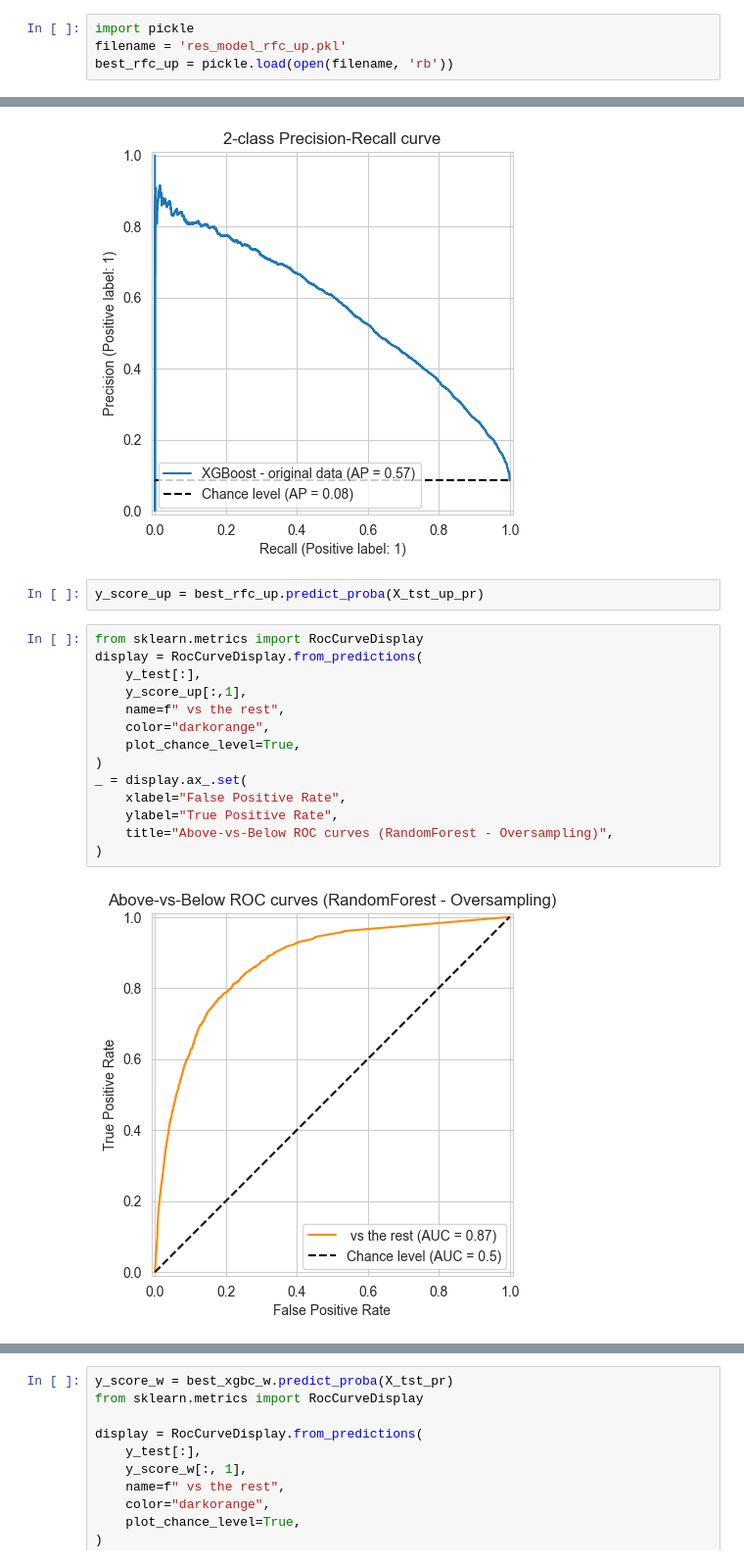
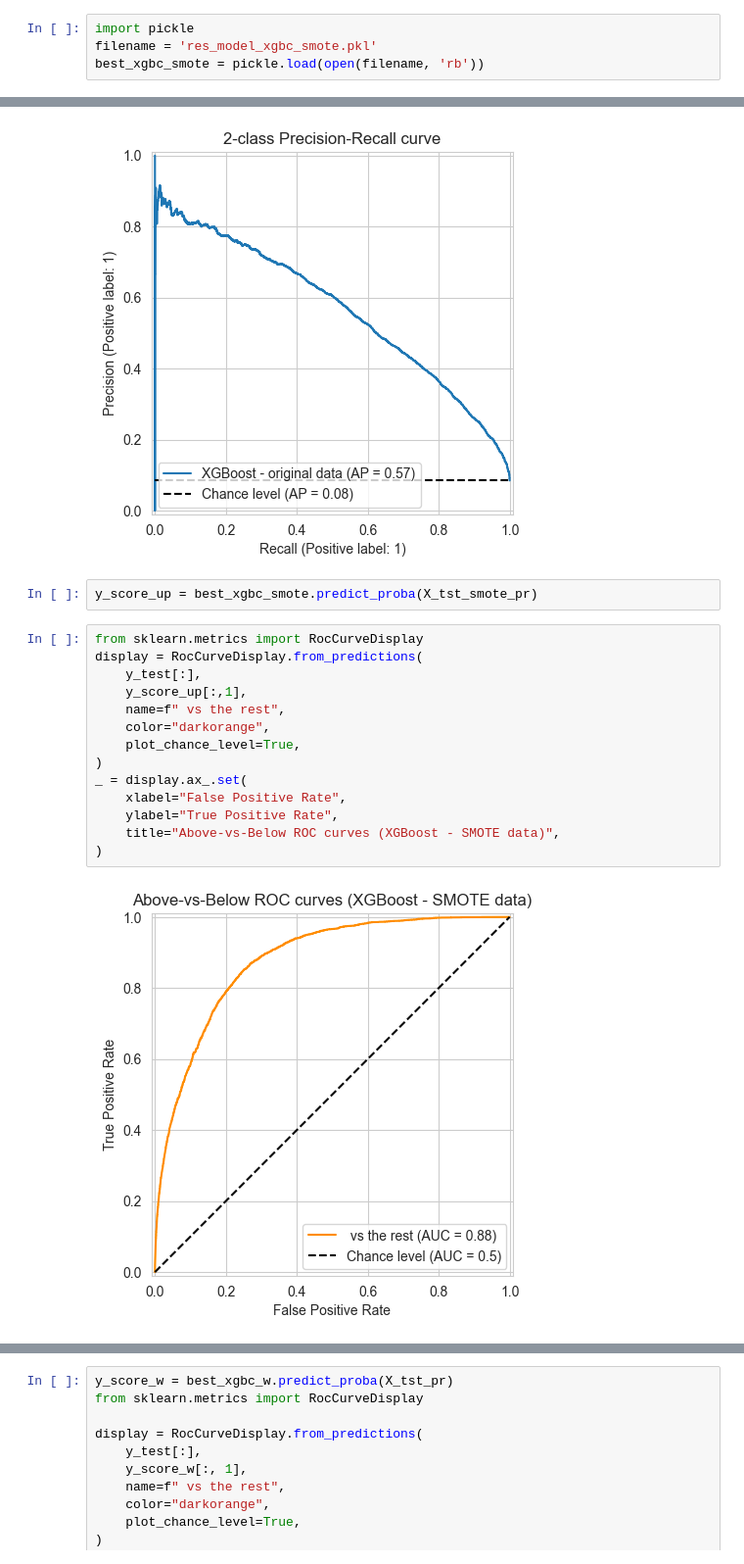
Before and after one commit to hanksnowdon/DataMiningProject, a Jupyter notebook: notebooks/03_ML_training_validation_test.ipynb, the cells around one changed output, grey strips where cells are left out. Shown: that part at 98% size. Drawn from its saved outputs; the diff is of its cells as text.

```diff
--- a/notebooks/03_ML_training_validation_test.ipynb
+++ b/notebooks/03_ML_training_validation_test.ipynb
@@ -524,5 +524,5 @@ filename = 'res_model_xgbc.pkl'
 pickle.dump(best_xgbc, open(filename, 'wb'))
 # %%
 import pickle
-filename = 'res_model_rfc_up.pkl'
-best_rfc_up = pickle.load(open(filename, 'rb'))
+filename = 'res_model_xgbc_smote.pkl'
+best_xgbc_smote = pickle.load(open(filename, 'rb'))
@@ -564,23 +566,23 @@ _ = display.ax_.set_title("2-class Precision-Recall curve")
 # %% [output]
 [figure]
 # %%
-y_score_up = best_rfc_up.predict_proba(X_tst_up_pr)
+y_score_up = best_xgbc_smote.predict_proba(X_tst_smote_pr)
 # %%
 from sklearn.metrics import RocCurveDisplay
 display = RocCurveDisplay.from_predictions(
     y_test[:],
     y_score_up[:,1],
     name=f" vs the rest",
     color="darkorange",
     plot_chance_level=True,
 )
 _ = display.ax_.set(
     xlabel="False Positive Rate",
     ylabel="True Positive Rate",
-    title="Above-vs-Below ROC curves (RandomForest - Oversampling)",
+    title="Above-vs-Below ROC curves (XGBoost - SMOTE data)",
 )
 # %% [output]
-[figure, old version]
+[figure, new version]
 # %%
 from sklearn.metrics import PrecisionRecallDisplay
 
```
Also changed, not shown: parts of 8 cells of this notebook, 1 other file.
